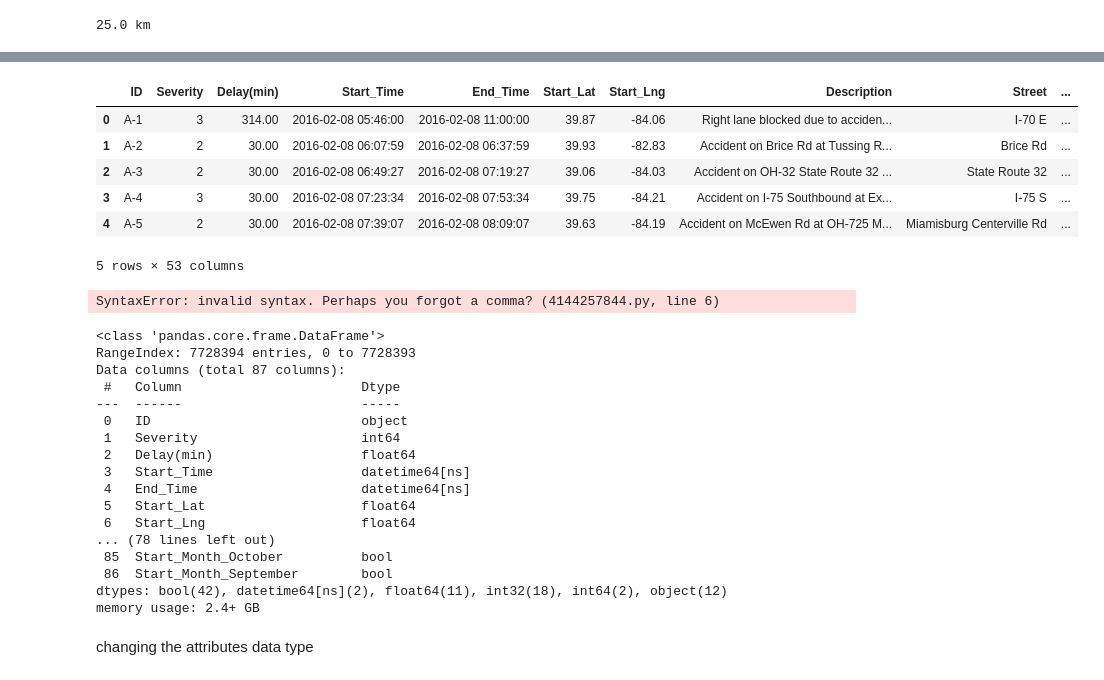
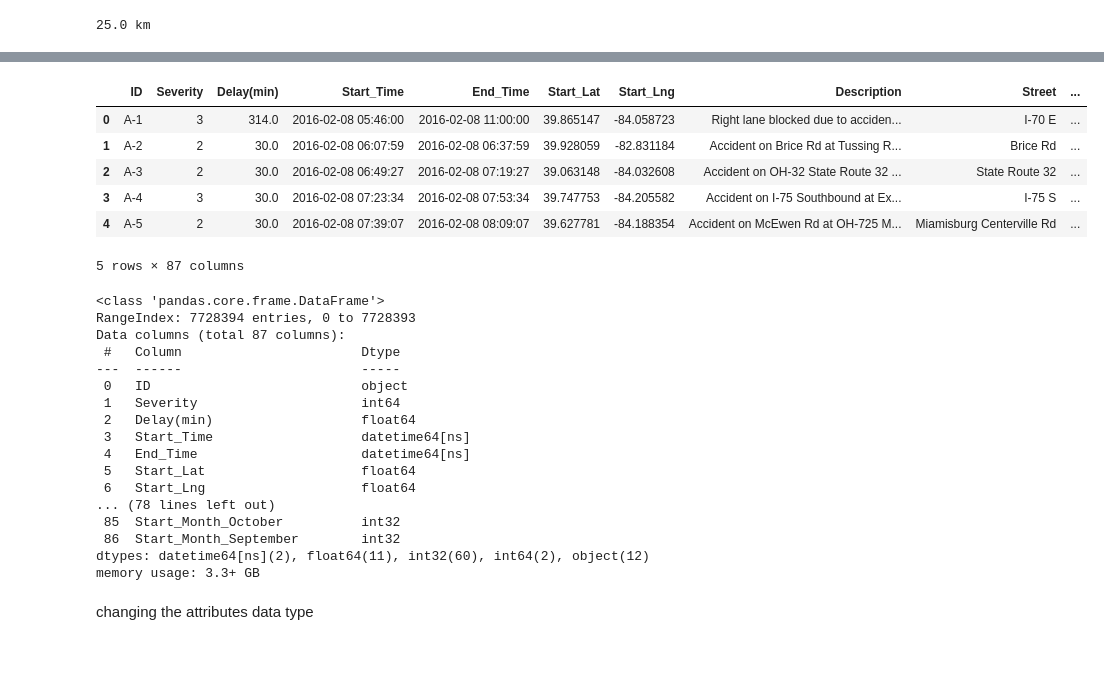
Before and after one commit to reza370/ML_group_project, a Jupyter notebook: accidents.ipynb, the cells around one changed output, grey strips where cells are left out. Drawn from its saved outputs; the diff is of its cells as text; code cells hidden in the pictures.

```diff
--- a/accidents.ipynb
+++ b/accidents.ipynb
@@ -339,7 +302,7 @@ def map_weather_to_bins(weather):
 accidents['Weather_Bin'] = accidents['Weather_Condition'].apply(map_weather_to_bins)
 # %%
 # Dropping Unncessary Columns(some of them has two level which one level has about 100% share)
-accidents.drop(columns=["Source", "End_Lat", "End_Lng", "Country", "Airport_Code", "Weather_Timestamp", "Timezone", "Turning_Loop"], inplace=True)
+accidents.drop(columns=["Weather_Condition","Source", "End_Lat", "End_Lng", "Country", "Airport_Code", "Weather_Timestamp", "Timezone", "Turning_Loop"], inplace=True)
 # %%
 # Rename some column names to follow the general dataset naming rule (for example'Start_year' to 'Start_Year')
 accidents = accidents.rename(columns={'End_day': 'End_Day'})
@@ -352,11 +315,12 @@ accidents = accidents.rename(columns={'End_month': 'End_Month'})
 accidents = accidents.rename(columns={'Start_month': 'Start_Month'})
 accidents = accidents.rename(columns={'End_year': 'End_Year'})
 accidents = accidents.rename(columns={'Start_year': 'Start_Year'})
+# %%
+accidents["Wind_Direction"] = accidents["Wind_Direction"].str[:1]
 # %%
 def clean_data(accidents):
     # One-hot encode columns: 'Wind_Direction', 'Sunrise_Sunset' and 6 other columns
     accidents = pd.get_dummies(accidents, columns=['Wind_Direction', 'Sunrise_Sunset', 'Civil_Twilight', 'Astronomical_Twilight', 'Nautical_Twilight', 'Weather_Bin', 'Start_Day', 'Start_Month'])
     return accidents
 
-accidents_clean = clean_data(accidents.copy())
-accidents_clean.head()
+accidents_copy = clean_data(accidents.copy())
@@ -371,25 +327,24 @@ accidents_clean.head()
 # %%
-accidents.head()
+accidents_copy.head()
 # %% [output]
 |  | ID | Severity | Delay(min) | Start_Time | End_Time | Start_Lat | Start_Lng | Description | Street | ... |
-| 0 | A-1 | 3 | 314.00 | 2016-02-08 05:46:00 | 2016-02-08 11:00:00 | 39.87 | -84.06 | Right lane blocked due to acciden... | I-70 E | ... |
-| 1 | A-2 | 2 | 30.00 | 2016-02-08 06:07:59 | 2016-02-08 06:37:59 | 39.93 | -82.83 | Accident on Brice Rd at Tussing R... | Brice Rd | ... |
-| 2 | A-3 | 2 | 30.00 | 2016-02-08 06:49:27 | 2016-02-08 07:19:27 | 39.06 | -84.03 | Accident on OH-32 State Route 32 ... | State Route 32 | ... |
-| 3 | A-4 | 3 | 30.00 | 2016-02-08 07:23:34 | 2016-02-08 07:53:34 | 39.75 | -84.21 | Accident on I-75 Southbound at Ex... | I-75 S | ... |
-| 4 | A-5 | 2 | 30.00 | 2016-02-08 07:39:07 | 2016-02-08 08:09:07 | 39.63 | -84.19 | Accident on McEwen Rd at OH-725 M... | Miamisburg Centerville Rd | ... |
+| 0 | A-1 | 3 | 314.0 | 2016-02-08 05:46:00 | 2016-02-08 11:00:00 | 39.865147 | -84.058723 | Right lane blocked due to acciden... | I-70 E | ... |
+| 1 | A-2 | 2 | 30.0 | 2016-02-08 06:07:59 | 2016-02-08 06:37:59 | 39.928059 | -82.831184 | Accident on Brice Rd at Tussing R... | Brice Rd | ... |
+| 2 | A-3 | 2 | 30.0 | 2016-02-08 06:49:27 | 2016-02-08 07:19:27 | 39.063148 | -84.032608 | Accident on OH-32 State Route 32 ... | State Route 32 | ... |
+| 3 | A-4 | 3 | 30.0 | 2016-02-08 07:23:34 | 2016-02-08 07:53:34 | 39.747753 | -84.205582 | Accident on I-75 Southbound at Ex... | I-75 S | ... |
+| 4 | A-5 | 2 | 30.0 | 2016-02-08 07:39:07 | 2016-02-08 08:09:07 | 39.627781 | -84.188354 | Accident on McEwen Rd at OH-725 M... | Miamisburg Centerville Rd | ... |
-5 rows × 53 columns
+5 rows × 87 columns
 # %%
-boolean_columns = ["Wind_Direction_C", "Wind_Direction_E", "Wind_Direction_N", "Wind_Direction_S", "Wind_Direction_V", "Wind_Direction_W", "Sunrise_Sunset_Day",
-                   "Sunrise_Sunset_Night", "Civil_Twilight_Day", "Civil_Twilight_Night", "Astronomical_Twilight_Day", "Astronomical_Twilight_Night",
-                   "Nautical_Twilight_Day", "Nautical_Twilight_Night", "Weather_Bin_Clear", "Weather_Bin_Cloudy", "Weather_Bin_Hail", "Weather_Bin_Other",
-                   "Weather_Bin_Rainy", "Weather_Bin_Snowy", "Weather_Bin_Tornado", "Weather_Bin_Volcanic Ash", "Weather_Bin_Windy", "Start_Day_Friday", "Start_Day_Monday",
+boolean_columns = ["Amenity", "Bump", "Crossing", "Give_Way", "Roundabout", "Junction", "No_Exit", "Railway", "Station", "Stop", "Traffic_Calming", "Traffic_Signal","Wind_Direction_C", "Wind_Direction_E",
+                   "Wind_Direction_N", "Wind_Direction_S","Wind_Direction_V", "Wind_Direction_W", "Sunrise_Sunset_Day", "Sunrise_Sunset_Night", "Civil_Twilight_Day", "Civil_Twilight_Night",
+                   "Astronomical_Twilight_Day", "Astronomical_Twilight_Night", "Nautical_Twilight_Day", "Nautical_Twilight_Night", "Weather_Bin_Clear", "Weather_Bin_Cloudy", "Weather_Bin_Hail",
+                   "Weather_Bin_Other", "Weather_Bin_Rainy", "Weather_Bin_Snowy", "Weather_Bin_Tornado", "Weather_Bin_Volcanic Ash", "Weather_Bin_Windy", "Start_Day_Friday", "Start_Day_Monday",
                    "Start_Day_Saturday", "Start_Day_Sunday", "Start_Day_Thursday", "Start_Day_Tuesday", "Start_Day_Wednesday", "Start_Month_April", "Start_Month_August", "Start_Month_December",
-                   "Start_Month_February", "Start_Month_January", "Start_Month_July", "Start_Month_June Start_Month_March Start_Month_MayStart_Month_November Start_Month_October   Start_Month_September ]
-accidents_clean[boolean_columns] = accidents_clean[boolean_columns].apply(lambda x: x.astype(int))
+                   "Start_Month_February", "Start_Month_January", "Start_Month_July", "Start_Month_June", "Start_Month_March", "Start_Month_May", "Start_Month_November", "Start_Month_October",
+                   "Start_Month_September"]
+accidents_copy[boolean_columns] = accidents_copy[boolean_columns].apply(lambda x: x.astype(int))
-# %% [output]
-SyntaxError: invalid syntax. Perhaps you forgot a comma? (4144257844.py, line 6)
 # %%
-accidents_clean.info()
+accidents_copy.info()
 # %% [output]
 <class 'pandas.core.frame.DataFrame'>
 RangeIndex: 7728394 entries, 0 to 7728393
@@ -404,7 +359,7 @@ Data columns (total 87 columns):
  5   Start_Lat                    float64
  6   Start_Lng                    float64
 ... (78 lines left out)
- 85  Start_Month_October          bool
- 86  Start_Month_September        bool
-dtypes: bool(42), datetime64[ns](2), float64(11), int32(18), int64(2), object(12)
-memory usage: 2.4+ GB
+ 85  Start_Month_October          int32
+ 86  Start_Month_September        int32
+dtypes: datetime64[ns](2), float64(11), int32(60), int64(2), object(12)
+memory usage: 3.3+ GB
```
Also changed, not shown: parts of 6 cells of this notebook.
